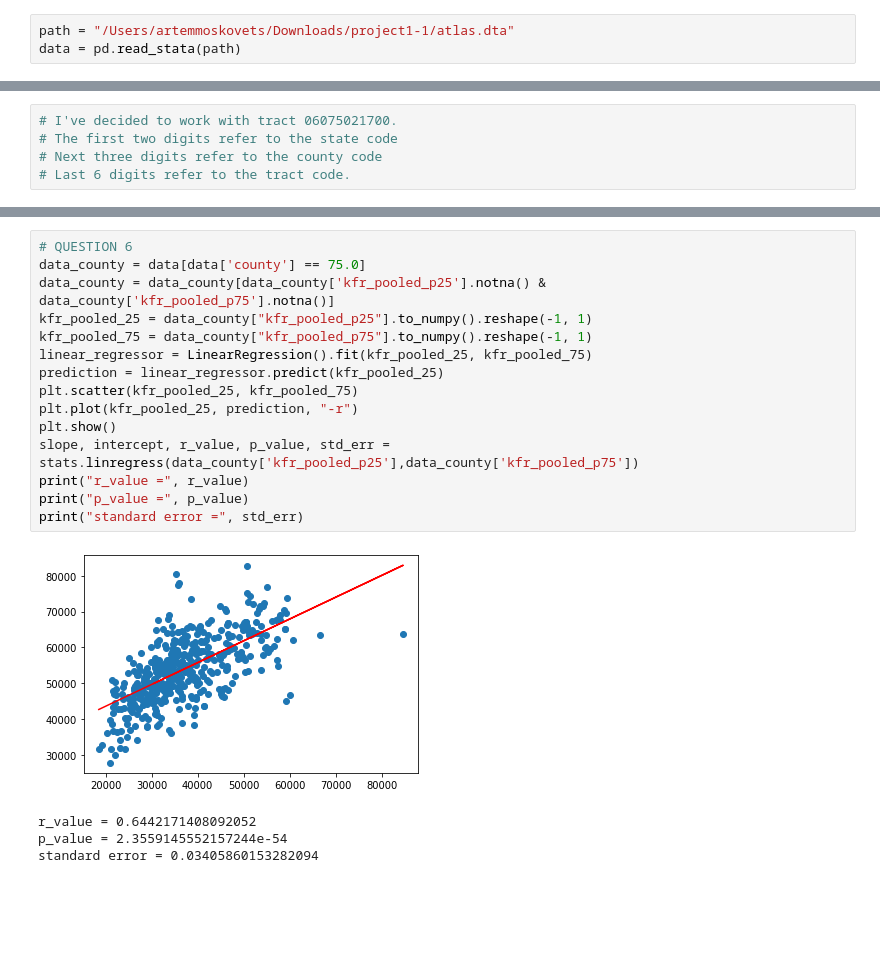
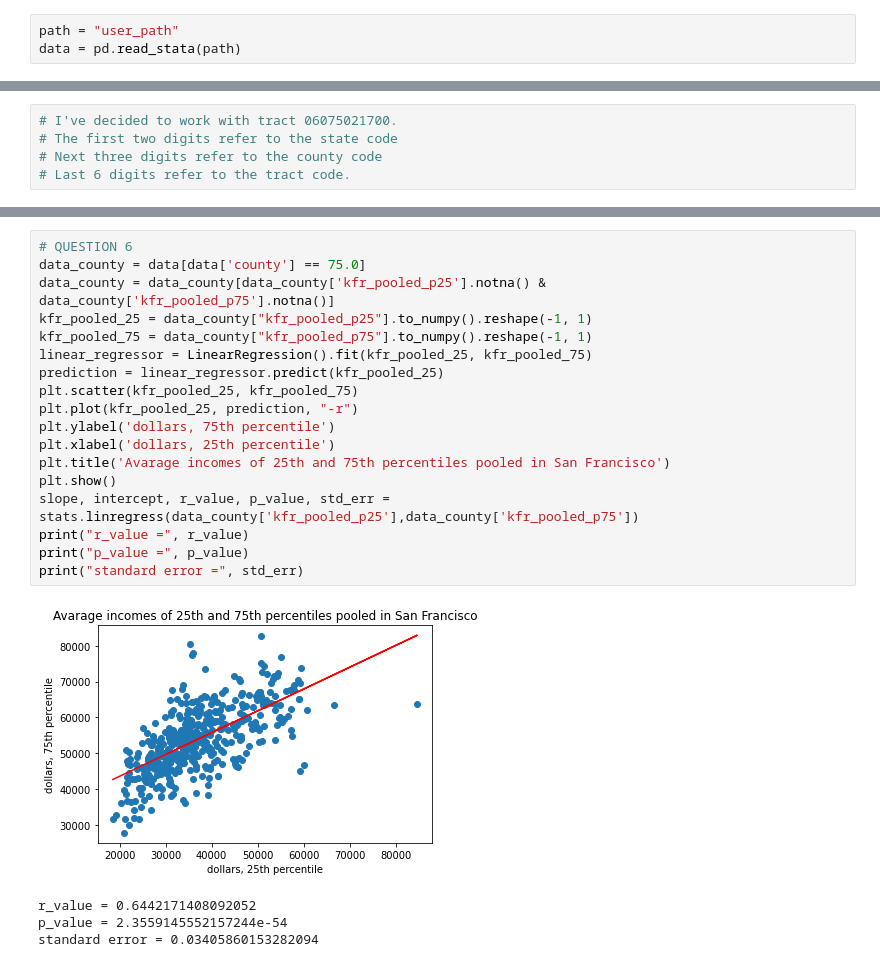
Before and after one commit to artemka169/big_data_project_1, a Jupyter notebook: main.ipynb, the cells around one changed output, grey strips where cells are left out. Cells and saved outputs as stored; diff of their text form; blank space fills up the shorter version.

```diff
--- a/main.ipynb
+++ b/main.ipynb
@@ -8,7 +8,7 @@ import sys
 import numpy
 import math
 # %%
-path = "/Users/artemmoskovets/Downloads/project1-1/atlas.dta"
+path = "user_path"
 data = pd.read_stata(path)
 # %%
 data.info()
@@ -291,20 +243,23 @@ average and real standard deviation in the US = (34311.68270910974, 7899.5310794
 # %%
 # QUESTION 6
 data_county = data[data['county'] == 75.0]
 data_county = data_county[data_county['kfr_pooled_p25'].notna() & data_county['kfr_pooled_p75'].notna()]
 kfr_pooled_25 = data_county["kfr_pooled_p25"].to_numpy().reshape(-1, 1)
 kfr_pooled_75 = data_county["kfr_pooled_p75"].to_numpy().reshape(-1, 1)
 linear_regressor = LinearRegression().fit(kfr_pooled_25, kfr_pooled_75)
 prediction = linear_regressor.predict(kfr_pooled_25)
 plt.scatter(kfr_pooled_25, kfr_pooled_75)
 plt.plot(kfr_pooled_25, prediction, "-r")
+plt.ylabel('dollars, 75th percentile')
+plt.xlabel('dollars, 25th percentile')
+plt.title('Avarage incomes of 25th and 75th percentiles pooled in San Francisco')
 plt.show()
 slope, intercept, r_value, p_value, std_err = stats.linregress(data_county['kfr_pooled_p25'],data_county['kfr_pooled_p75'])
 print("r_value =", r_value)
 print("p_value =", p_value)
 print("standard error =", std_err)
 # %% [output]
-[figure, old version]
+[figure, new version]
 r_value = 0.6442171408092052
 p_value = 2.3559145552157244e-54
 standard error = 0.03405860153282094
```
Also changed, not shown: parts of 10 cells of this notebook.
